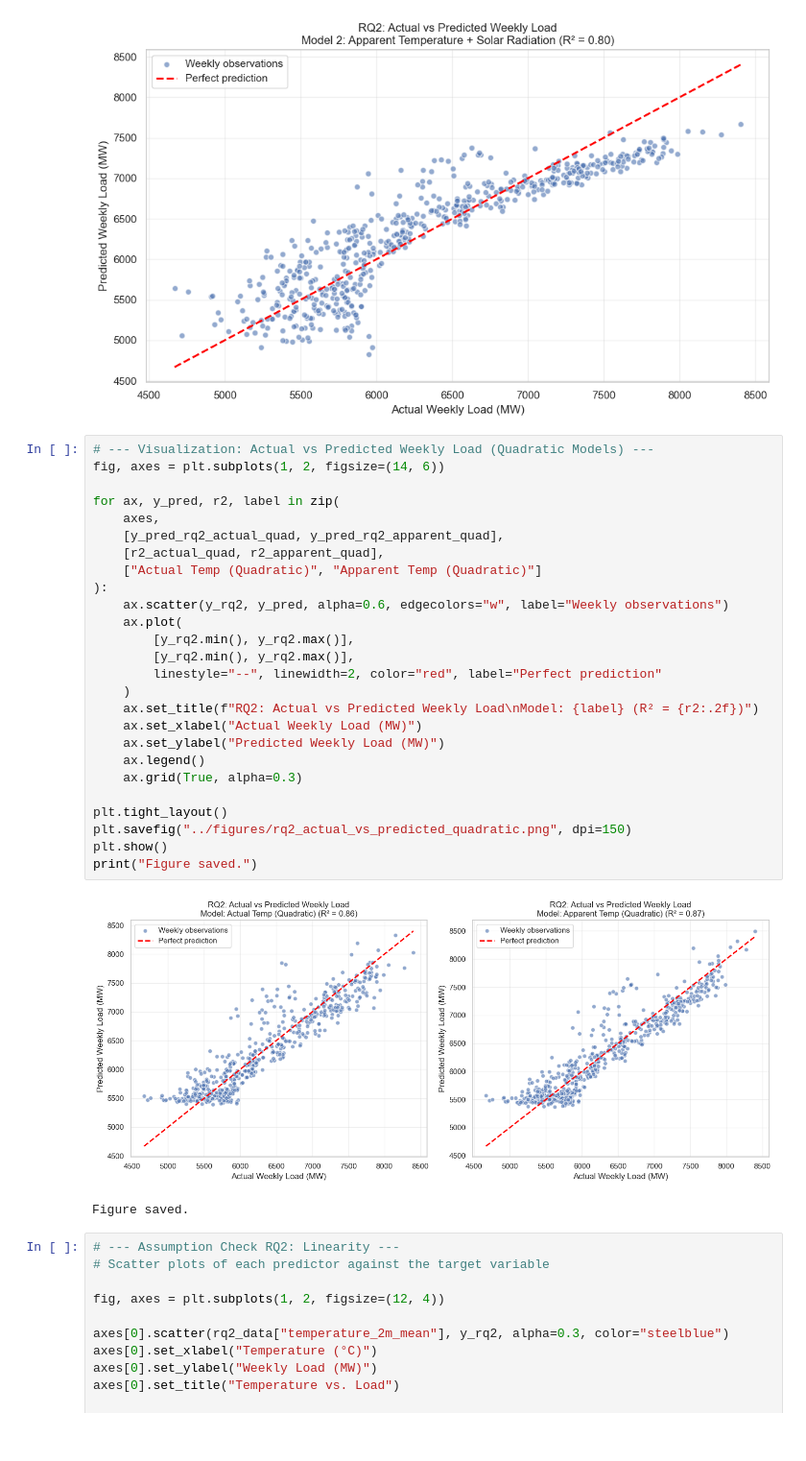
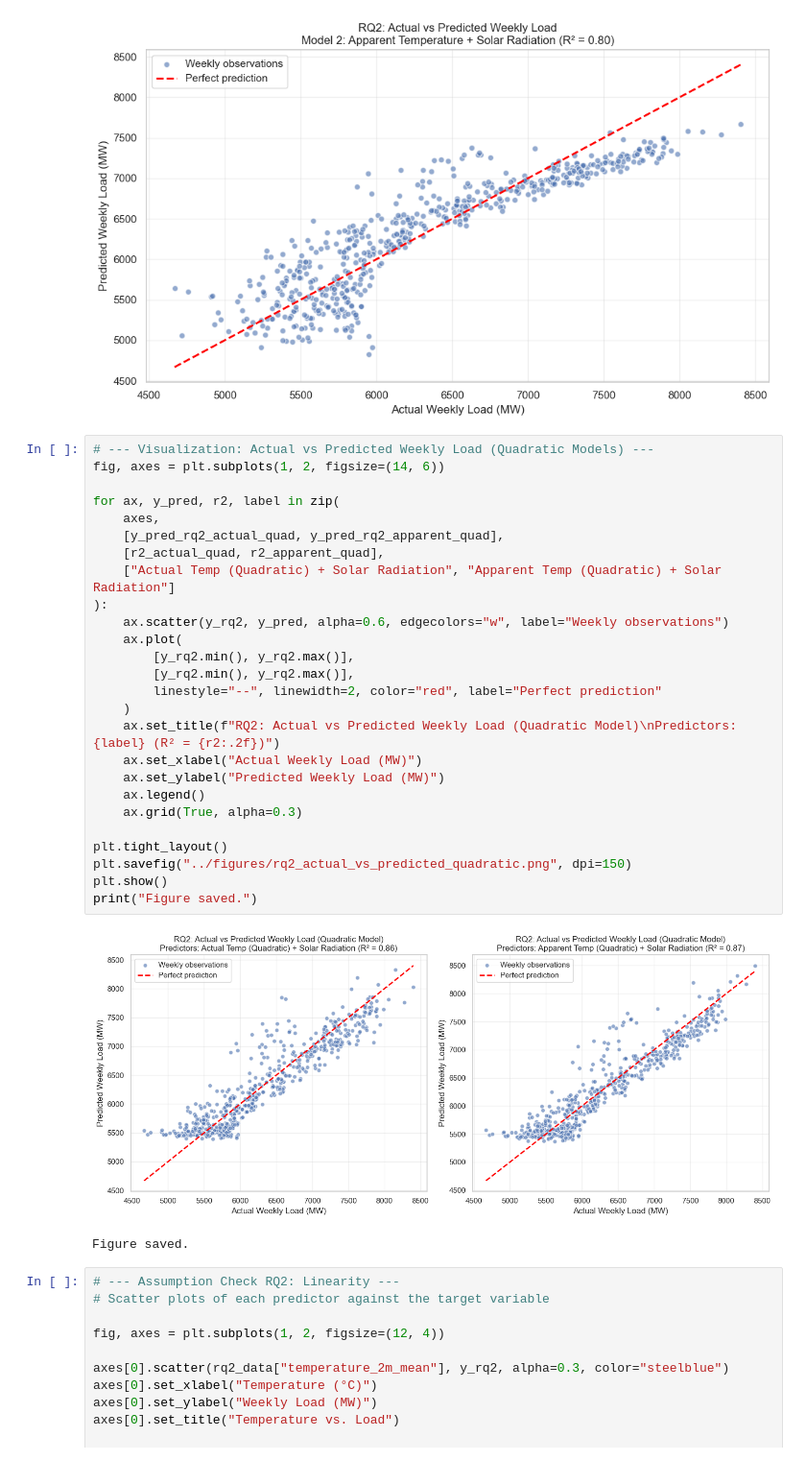
Before and after one commit to joelthedebugger/CIP_FS26_203, a Jupyter notebook: notebooks/03_analysis.ipynb, the cells around one changed output. Shown at 96% size. Drawn from its saved outputs; the diff is of its cells as text.

Commit message:
final update README, improve model titles, and extend gitignore

```diff
--- a/notebooks/03_analysis.ipynb
+++ b/notebooks/03_analysis.ipynb
@@ -614,31 +597,31 @@ plt.show()
 # %%
 # --- Visualization: Actual vs Predicted Weekly Load (Quadratic Models) ---
 fig, axes = plt.subplots(1, 2, figsize=(14, 6))
 
 for ax, y_pred, r2, label in zip(
     axes,
     [y_pred_rq2_actual_quad, y_pred_rq2_apparent_quad],
     [r2_actual_quad, r2_apparent_quad],
-    ["Actual Temp (Quadratic)", "Apparent Temp (Quadratic)"]
+    ["Actual Temp (Quadratic) + Solar Radiation", "Apparent Temp (Quadratic) + Solar Radiation"]
 ):
     ax.scatter(y_rq2, y_pred, alpha=0.6, edgecolors="w", label="Weekly observations")
     ax.plot(
         [y_rq2.min(), y_rq2.max()],
         [y_rq2.min(), y_rq2.max()],
         linestyle="--", linewidth=2, color="red", label="Perfect prediction"
     )
-    ax.set_title(f"RQ2: Actual vs Predicted Weekly Load\nModel: {label} (R² = {r2:.2f})")
+    ax.set_title(f"RQ2: Actual vs Predicted Weekly Load (Quadratic Model)\nPredictors: {label} (R² = {r2:.2f})")
     ax.set_xlabel("Actual Weekly Load (MW)")
     ax.set_ylabel("Predicted Weekly Load (MW)")
     ax.legend()
     ax.grid(True, alpha=0.3)
 
 plt.tight_layout()
 plt.savefig("../figures/rq2_actual_vs_predicted_quadratic.png", dpi=150)
 plt.show()
 print("Figure saved.")
 # %% [output]
-[figure, old version]
+[figure, new version]
 Figure saved.
 # %%
 # --- Assumption Check RQ2: Linearity ---
```
Also changed, not shown: parts of 9 cells of this notebook, 3 other files.
